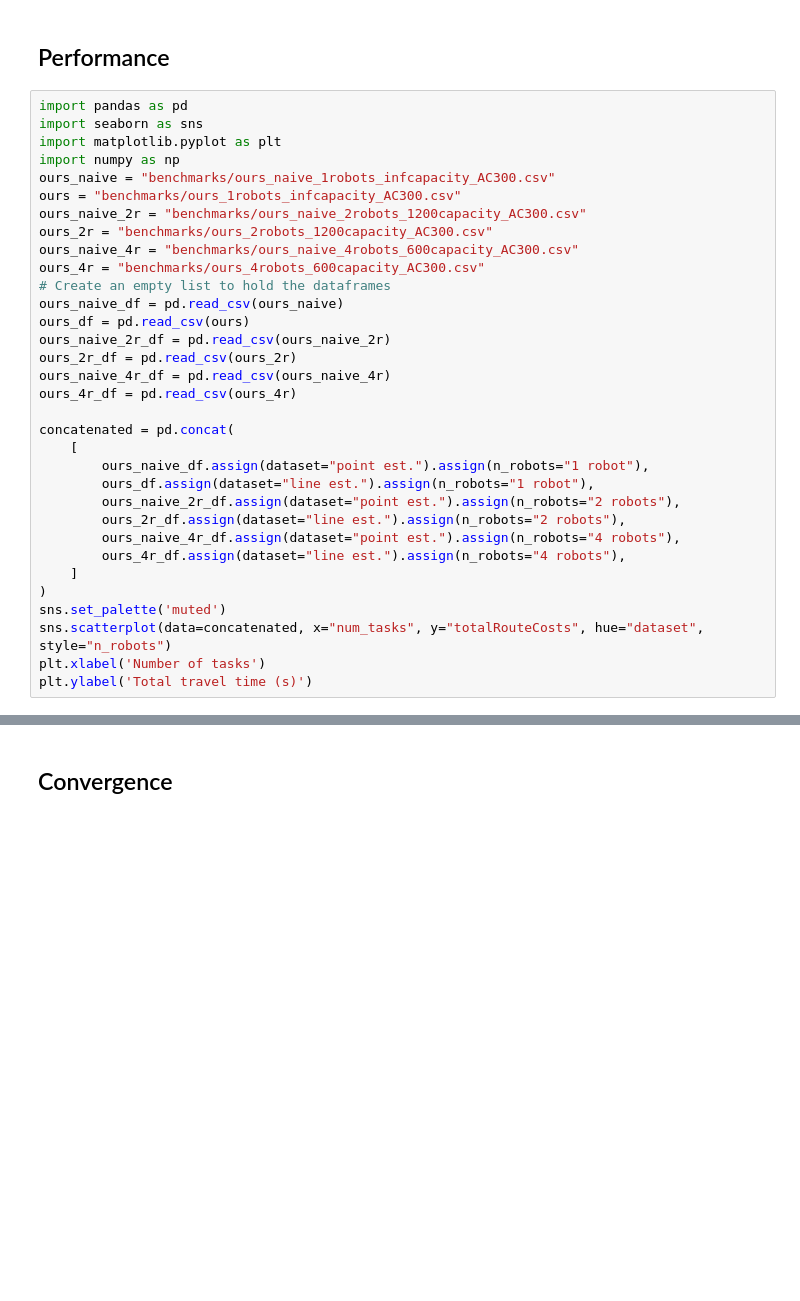
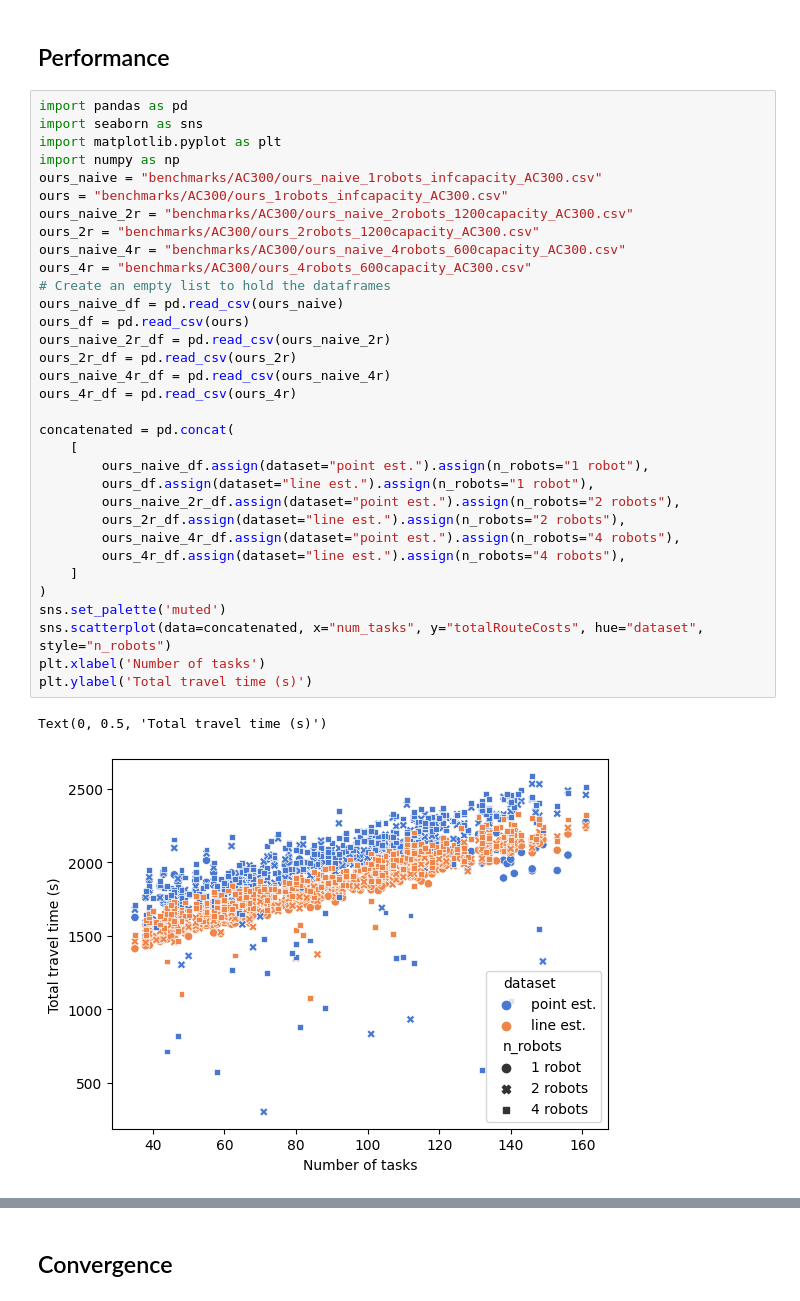
Before and after one commit to kasperg3/trajallocpy, a Jupyter notebook: plot_benchmarks.ipynb, the cells around one changed output, grey strips where cells are left out. Saved outputs shown, nothing was run; the diff lists cells and outputs as text; blank space fills up the shorter version.

```diff
--- a/plot_benchmarks.ipynb
+++ b/plot_benchmarks.ipynb
@@ -3,34 +3,37 @@
 # %%
 import pandas as pd
 import seaborn as sns
 import matplotlib.pyplot as plt
 import numpy as np
-ours_naive = "benchmarks/ours_naive_1robots_infcapacity_AC300.csv"
-ours = "benchmarks/ours_1robots_infcapacity_AC300.csv"
-ours_naive_2r = "benchmarks/ours_naive_2robots_1200capacity_AC300.csv"
-ours_2r = "benchmarks/ours_2robots_1200capacity_AC300.csv"
-ours_naive_4r = "benchmarks/ours_naive_4robots_600capacity_AC300.csv"
-ours_4r = "benchmarks/ours_4robots_600capacity_AC300.csv"
+ours_naive = "benchmarks/AC300/ours_naive_1robots_infcapacity_AC300.csv"
+ours = "benchmarks/AC300/ours_1robots_infcapacity_AC300.csv"
+ours_naive_2r = "benchmarks/AC300/ours_naive_2robots_1200capacity_AC300.csv"
+ours_2r = "benchmarks/AC300/ours_2robots_1200capacity_AC300.csv"
+ours_naive_4r = "benchmarks/AC300/ours_naive_4robots_600capacity_AC300.csv"
+ours_4r = "benchmarks/AC300/ours_4robots_600capacity_AC300.csv"
 # Create an empty list to hold the dataframes
 ours_naive_df = pd.read_csv(ours_naive)
 ours_df = pd.read_csv(ours)
 ours_naive_2r_df = pd.read_csv(ours_naive_2r)
 ours_2r_df = pd.read_csv(ours_2r)
 ours_naive_4r_df = pd.read_csv(ours_naive_4r)
 ours_4r_df = pd.read_csv(ours_4r)
 
 concatenated = pd.concat(
     [
         ours_naive_df.assign(dataset="point est.").assign(n_robots="1 robot"),
         ours_df.assign(dataset="line est.").assign(n_robots="1 robot"),
         ours_naive_2r_df.assign(dataset="point est.").assign(n_robots="2 robots"),
         ours_2r_df.assign(dataset="line est.").assign(n_robots="2 robots"),
         ours_naive_4r_df.assign(dataset="point est.").assign(n_robots="4 robots"),
         ours_4r_df.assign(dataset="line est.").assign(n_robots="4 robots"),
     ]
 )
 sns.set_palette('muted')
 sns.scatterplot(data=concatenated, x="num_tasks", y="totalRouteCosts", hue="dataset", style="n_robots")
 plt.xlabel('Number of tasks')
 plt.ylabel('Total travel time (s)')
+# %% [output]
+Text(0, 0.5, 'Total travel time (s)')
+[figure, added]
 # %%
```
Also changed, not shown: parts of 7 cells of this notebook, 32 other files.
